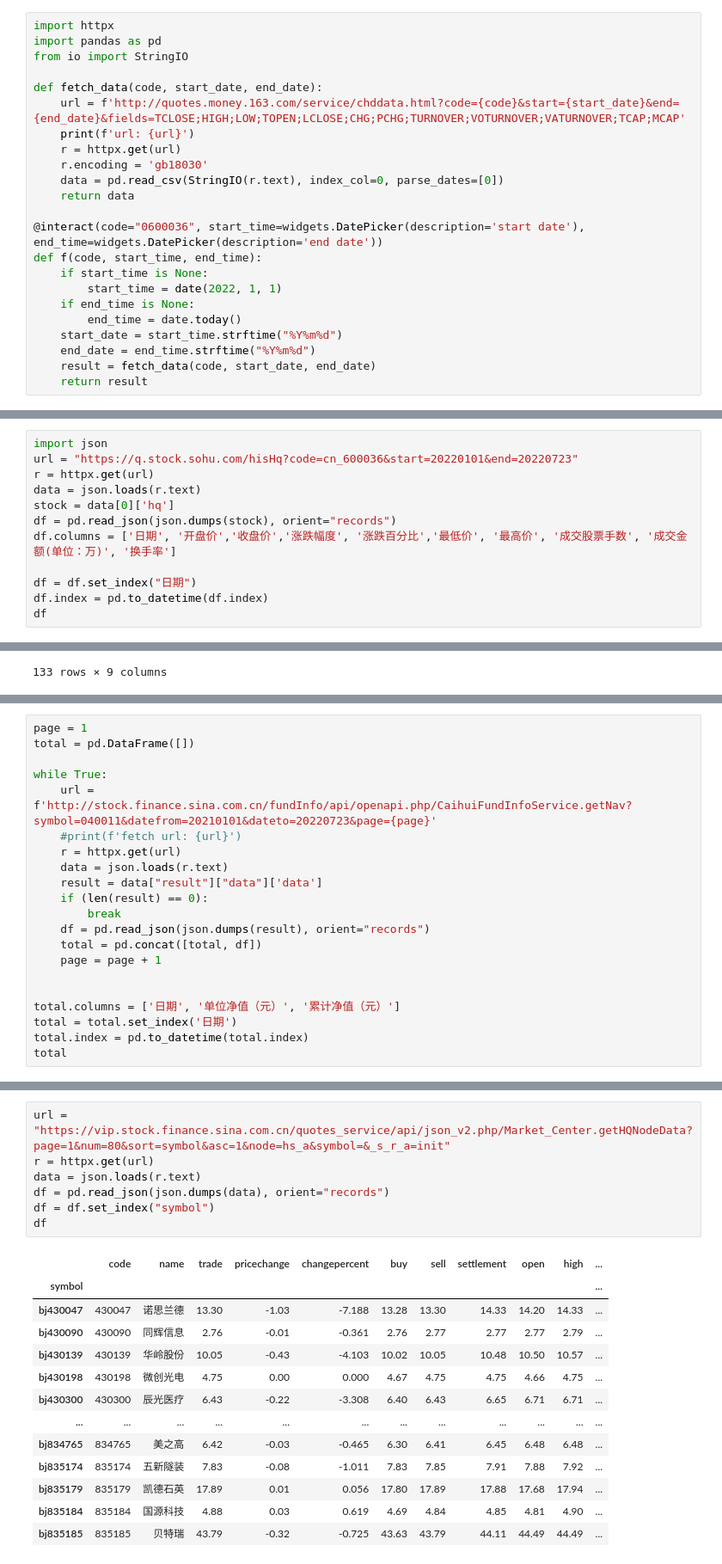
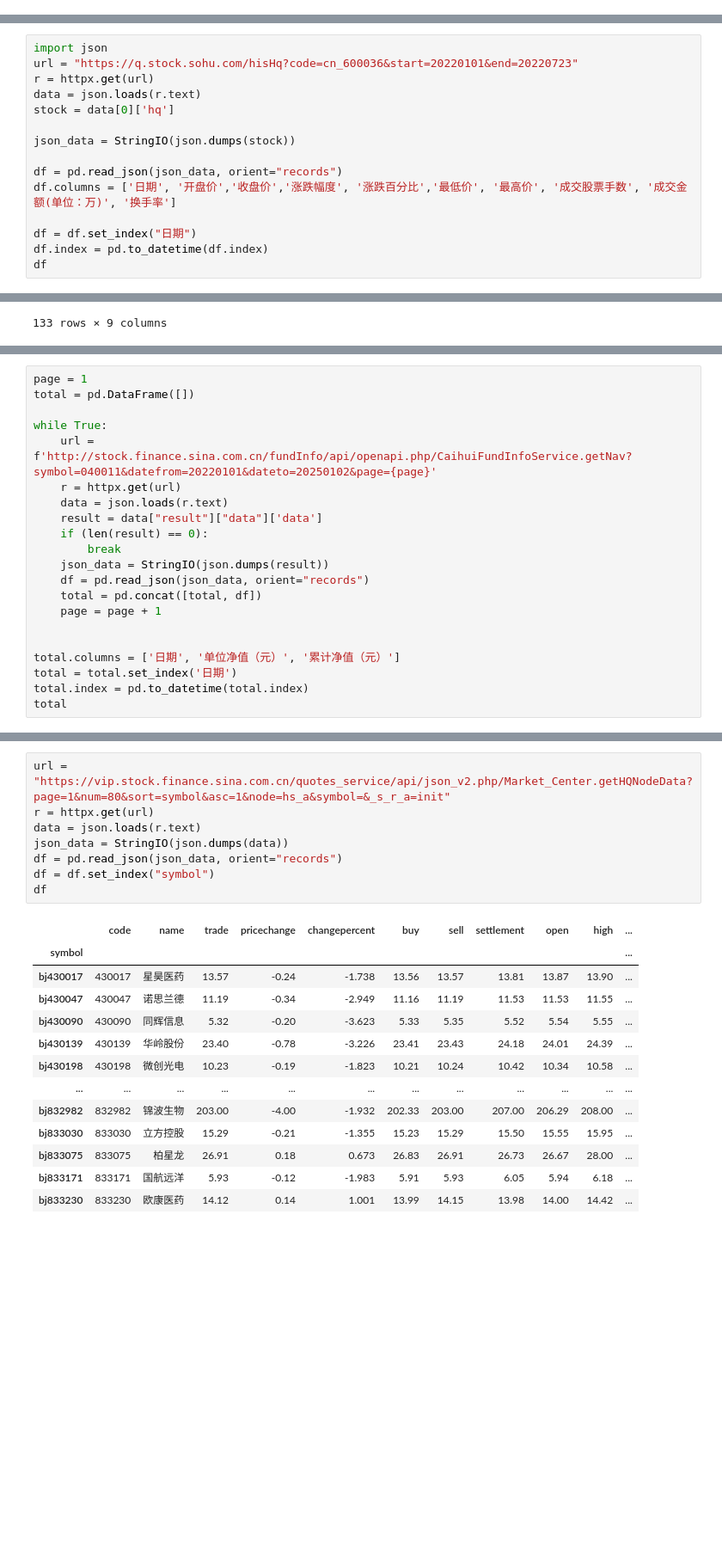
Before and after one commit to twn39/scinotebook, a Jupyter notebook: Finance/股票和基金数据.ipynb, the cells around one changed output, grey strips where cells are left out. Shown at 86% size. Saved outputs shown, nothing was run; the diff lists cells and outputs as text; blank space fills up the shorter version.

```diff
--- a/Finance/股票和基金数据.ipynb
+++ b/Finance/股票和基金数据.ipynb
@@ -28,23 +6,0 @@ http://quotes.money.163.com/service/chddata.html?code=0000300&start=20151219&end
-# %%
-import httpx
-import pandas as pd
-from io import StringIO
-
-def fetch_data(code, start_date, end_date):
-    url = f'http://quotes.money.163.com/service/chddata.html?code={code}&start={start_date}&end={end_date}&fields=TCLOSE;HIGH;LOW;TOPEN;LCLOSE;CHG;PCHG;TURNOVER;VOTURNOVER;VATURNOVER;TCAP;MCAP'
-    print(f'url: {url}')
-    r = httpx.get(url)
-    r.encoding = 'gb18030'
-    data = pd.read_csv(StringIO(r.text), index_col=0, parse_dates=[0])
-    return data
-
-@interact(code="0600036", start_time=widgets.DatePicker(description='start date'), end_time=widgets.DatePicker(description='end date'))
-def f(code, start_time, end_time):
-    if start_time is None:
-        start_time = date(2022, 1, 1)
-    if end_time is None:
-        end_time = date.today()
-    start_date = start_time.strftime("%Y%m%d")
-    end_date = end_time.strftime("%Y%m%d")
-    result = fetch_data(code, start_date, end_date)
-    return result
@@ -80,7 +34,10 @@ url = "https://q.stock.sohu.com/hisHq?code=cn_600036&start=20220101&end=20220723
 r = httpx.get(url)
 data = json.loads(r.text)
 stock = data[0]['hq']
-df = pd.read_json(json.dumps(stock), orient="records")
+
+json_data = StringIO(json.dumps(stock))
+
+df = pd.read_json(json_data, orient="records")
 df.columns = ['日期', '开盘价','收盘价','涨跌幅度', '涨跌百分比','最低价', '最高价', '成交股票手数', '成交金额(单位：万)', '换手率']
 
 df = df.set_index("日期")
@@ -120,14 +77,14 @@ page = 1
 total = pd.DataFrame([])
 
 while True:
-    url = f'http://stock.finance.sina.com.cn/fundInfo/api/openapi.php/CaihuiFundInfoService.getNav?symbol=040011&datefrom=20210101&dateto=20220723&page={page}'
-    #print(f'fetch url: {url}')
+    url = f'http://stock.finance.sina.com.cn/fundInfo/api/openapi.php/CaihuiFundInfoService.getNav?symbol=040011&datefrom=20220101&dateto=20250102&page={page}'
     r = httpx.get(url)
     data = json.loads(r.text)
     result = data["result"]["data"]['data']
     if (len(result) == 0):
         break
-    df = pd.read_json(json.dumps(result), orient="records")
+    json_data = StringIO(json.dumps(result))
+    df = pd.read_json(json_data, orient="records")
     total = pd.concat([total, df])
     page = page + 1
 
@@ -166,24 +123,25 @@ https://vip.stock.finance.sina.com.cn/quotes_service/api/json_v2.php/Market_Cent
 # %%
 url = "https://vip.stock.finance.sina.com.cn/quotes_service/api/json_v2.php/Market_Center.getHQNodeData?page=1&num=80&sort=symbol&asc=1&node=hs_a&symbol=&_s_r_a=init"
 r = httpx.get(url)
 data = json.loads(r.text)
-df = pd.read_json(json.dumps(data), orient="records")
+json_data = StringIO(json.dumps(data))
+df = pd.read_json(json_data, orient="records")
 df = df.set_index("symbol")
 df
 # %% [output]
 |  | code | name | trade | pricechange | changepercent | buy | sell | settlement | open | high | ... |
 | symbol |  |  |  |  |  |  |  |  |  |  | ... |
-| bj430047 | 430047 | 诺思兰德 | 13.30 | -1.03 | -7.188 | 13.28 | 13.30 | 14.33 | 14.20 | 14.33 | ... |
-| bj430090 | 430090 | 同辉信息 | 2.76 | -0.01 | -0.361 | 2.76 | 2.77 | 2.77 | 2.77 | 2.79 | ... |
-| bj430139 | 430139 | 华岭股份 | 10.05 | -0.43 | -4.103 | 10.02 | 10.05 | 10.48 | 10.50 | 10.57 | ... |
-| bj430198 | 430198 | 微创光电 | 4.75 | 0.00 | 0.000 | 4.67 | 4.75 | 4.75 | 4.66 | 4.75 | ... |
-| bj430300 | 430300 | 辰光医疗 | 6.43 | -0.22 | -3.308 | 6.40 | 6.43 | 6.65 | 6.71 | 6.71 | ... |
+| bj430017 | 430017 | 星昊医药 | 13.57 | -0.24 | -1.738 | 13.56 | 13.57 | 13.81 | 13.87 | 13.90 | ... |
+| bj430047 | 430047 | 诺思兰德 | 11.19 | -0.34 | -2.949 | 11.16 | 11.19 | 11.53 | 11.53 | 11.55 | ... |
+| bj430090 | 430090 | 同辉信息 | 5.32 | -0.20 | -3.623 | 5.33 | 5.35 | 5.52 | 5.54 | 5.55 | ... |
+| bj430139 | 430139 | 华岭股份 | 23.40 | -0.78 | -3.226 | 23.41 | 23.43 | 24.18 | 24.01 | 24.39 | ... |
+| bj430198 | 430198 | 微创光电 | 10.23 | -0.19 | -1.823 | 10.21 | 10.24 | 10.42 | 10.34 | 10.58 | ... |
 | ... | ... | ... | ... | ... | ... | ... | ... | ... | ... | ... | ... |
-| bj834765 | 834765 | 美之高 | 6.42 | -0.03 | -0.465 | 6.30 | 6.41 | 6.45 | 6.48 | 6.48 | ... |
-| bj835174 | 835174 | 五新隧装 | 7.83 | -0.08 | -1.011 | 7.83 | 7.85 | 7.91 | 7.88 | 7.92 | ... |
-| bj835179 | 835179 | 凯德石英 | 17.89 | 0.01 | 0.056 | 17.80 | 17.89 | 17.88 | 17.68 | 17.94 | ... |
-| bj835184 | 835184 | 国源科技 | 4.88 | 0.03 | 0.619 | 4.69 | 4.84 | 4.85 | 4.81 | 4.90 | ... |
-| bj835185 | 835185 | 贝特瑞 | 43.79 | -0.32 | -0.725 | 43.63 | 43.79 | 44.11 | 44.49 | 44.49 | ... |
+| bj832982 | 832982 | 锦波生物 | 203.00 | -4.00 | -1.932 | 202.33 | 203.00 | 207.00 | 206.29 | 208.00 | ... |
+| bj833030 | 833030 | 立方控股 | 15.29 | -0.21 | -1.355 | 15.23 | 15.29 | 15.50 | 15.55 | 15.95 | ... |
+| bj833075 | 833075 | 柏星龙 | 26.91 | 0.18 | 0.673 | 26.83 | 26.91 | 26.73 | 26.67 | 28.00 | ... |
+| bj833171 | 833171 | 国航远洋 | 5.93 | -0.12 | -1.983 | 5.91 | 5.93 | 6.05 | 5.94 | 6.18 | ... |
+| bj833230 | 833230 | 欧康医药 | 14.12 | 0.14 | 1.001 | 13.99 | 14.15 | 13.98 | 14.00 | 14.42 | ... |
 80 rows × 19 columns
 # %% [markdown]
 **基金数据：**
```
Also changed, not shown: parts of 6 cells of this notebook, 5 other files.
